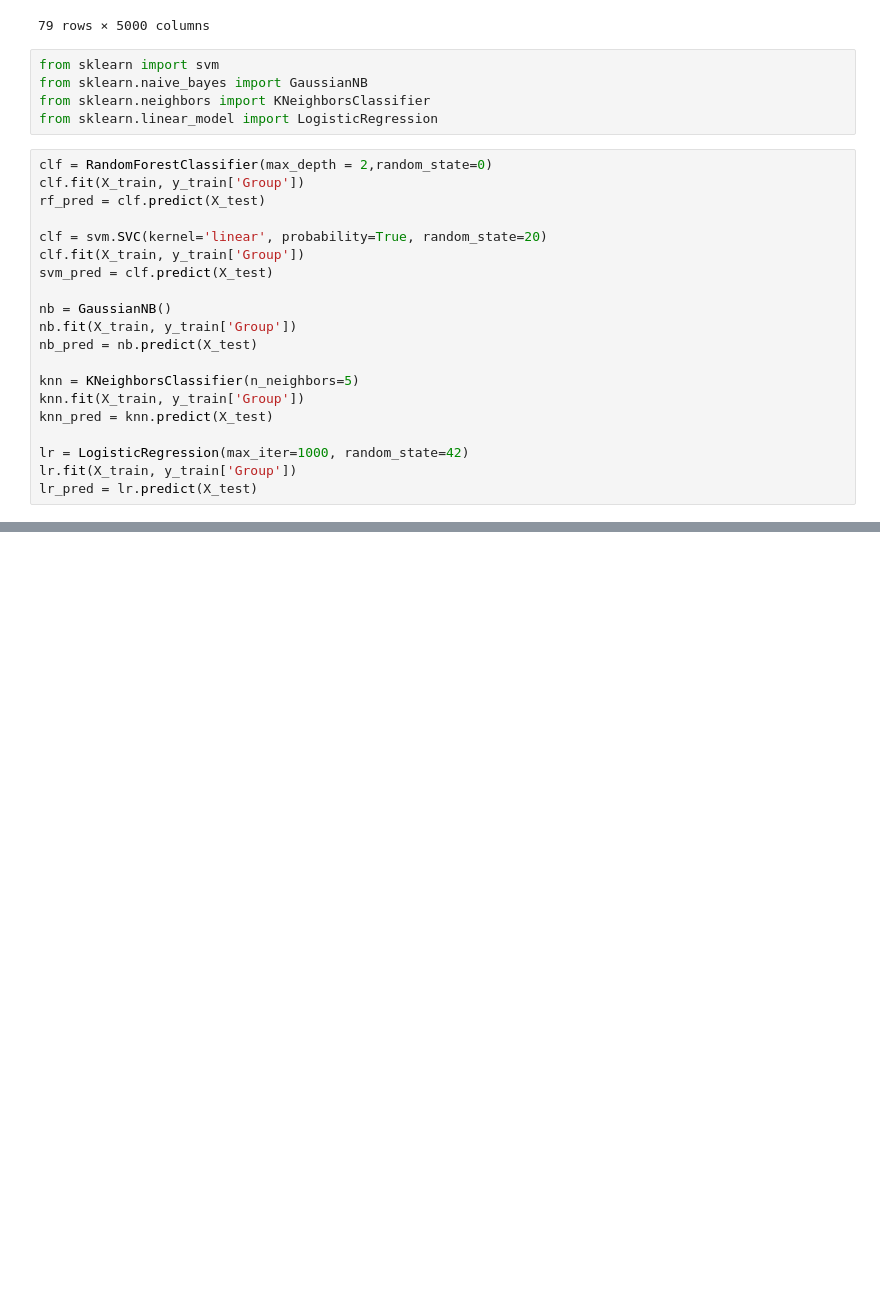
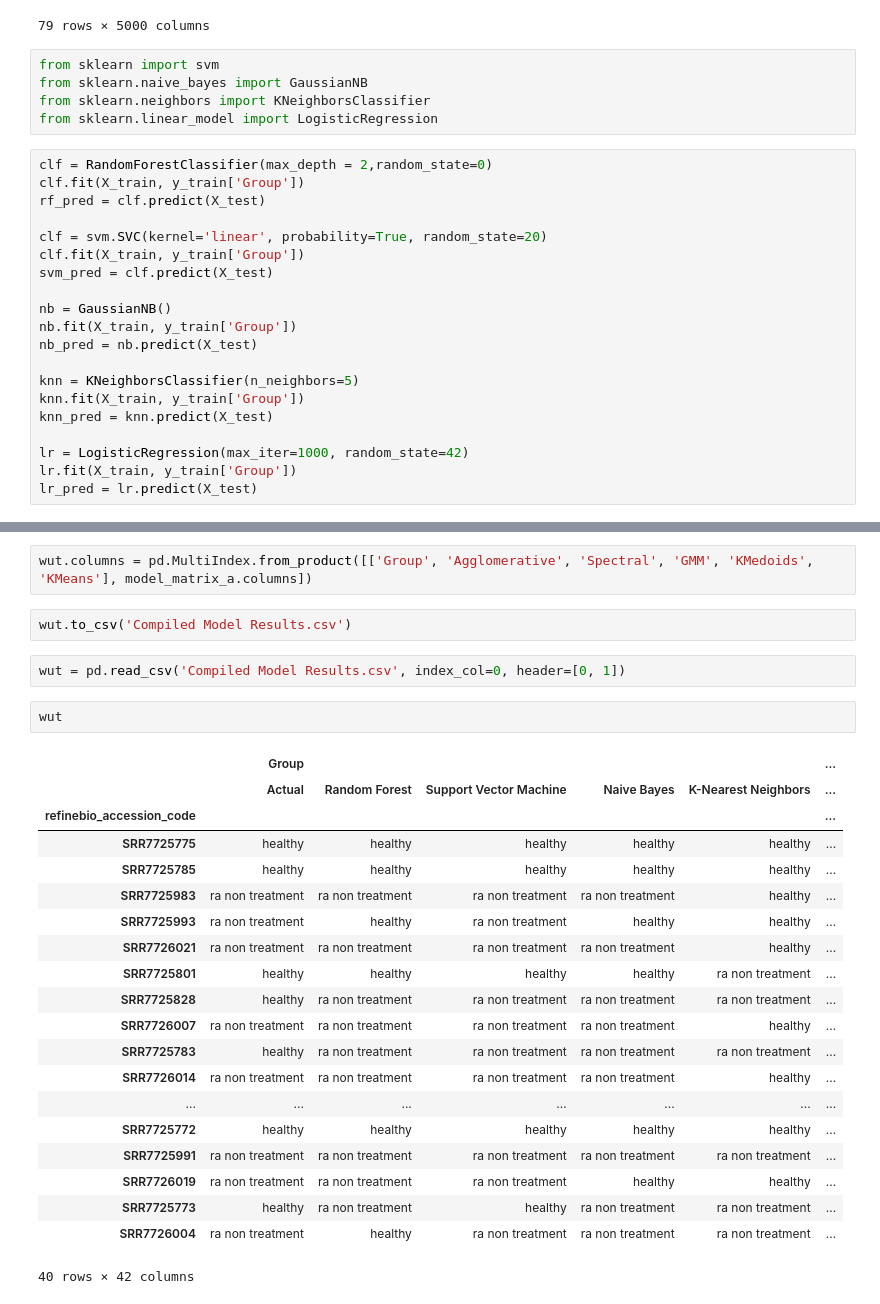
Before and after one commit to marielledoenges/BioInfoAlg_RheumArth, a Jupyter notebook: Bill/assignment4.ipynb, the cells around one changed output, grey strips where cells are left out. Cells and saved outputs as stored; diff of their text form; blank space fills up the shorter version.

```diff
--- a/Bill/assignment4.ipynb
+++ b/Bill/assignment4.ipynb
@@ -416,0 +781,29 @@ lr_pred = lr.predict(X_test)
+# %%
+wut.columns = pd.MultiIndex.from_product([['Group', 'Agglomerative', 'Spectral', 'GMM', 'KMedoids', 'KMeans'], model_matrix_a.columns])
+# %%
+wut.to_csv('Compiled Model Results.csv')
+# %%
+wut = pd.read_csv('Compiled Model Results.csv', index_col=0, header=[0, 1])
+# %%
+wut
+# %% [output]
+|  | Group |  |  |  |  | ... |
+|  | Actual | Random Forest | Support Vector Machine | Naive Bayes | K-Nearest Neighbors | ... |
+| refinebio_accession_code |  |  |  |  |  | ... |
+| SRR7725775 | healthy | healthy | healthy | healthy | healthy | ... |
+| SRR7725785 | healthy | healthy | healthy | healthy | healthy | ... |
+| SRR7725983 | ra non treatment | ra non treatment | ra non treatment | ra non treatment | healthy | ... |
+| SRR7725993 | ra non treatment | healthy | ra non treatment | healthy | healthy | ... |
+| SRR7726021 | ra non treatment | ra non treatment | ra non treatment | ra non treatment | healthy | ... |
+| SRR7725801 | healthy | healthy | healthy | healthy | ra non treatment | ... |
+| SRR7725828 | healthy | ra non treatment | ra non treatment | ra non treatment | ra non treatment | ... |
+| SRR7726007 | ra non treatment | ra non treatment | ra non treatment | ra non treatment | healthy | ... |
+| SRR7725783 | healthy | ra non treatment | ra non treatment | ra non treatment | ra non treatment | ... |
+| SRR7726014 | ra non treatment | ra non treatment | ra non treatment | ra non treatment | healthy | ... |
+| ... | ... | ... | ... | ... | ... | ... |
+| SRR7725772 | healthy | healthy | healthy | healthy | healthy | ... |
+| SRR7725991 | ra non treatment | ra non treatment | ra non treatment | ra non treatment | ra non treatment | ... |
+| SRR7726019 | ra non treatment | ra non treatment | ra non treatment | healthy | healthy | ... |
+| SRR7725773 | healthy | ra non treatment | healthy | ra non treatment | ra non treatment | ... |
+| SRR7726004 | ra non treatment | healthy | ra non treatment | ra non treatment | ra non treatment | ... |
+40 rows × 42 columns
```
Also changed, not shown: parts of 19 cells of this notebook, 2 other files.
